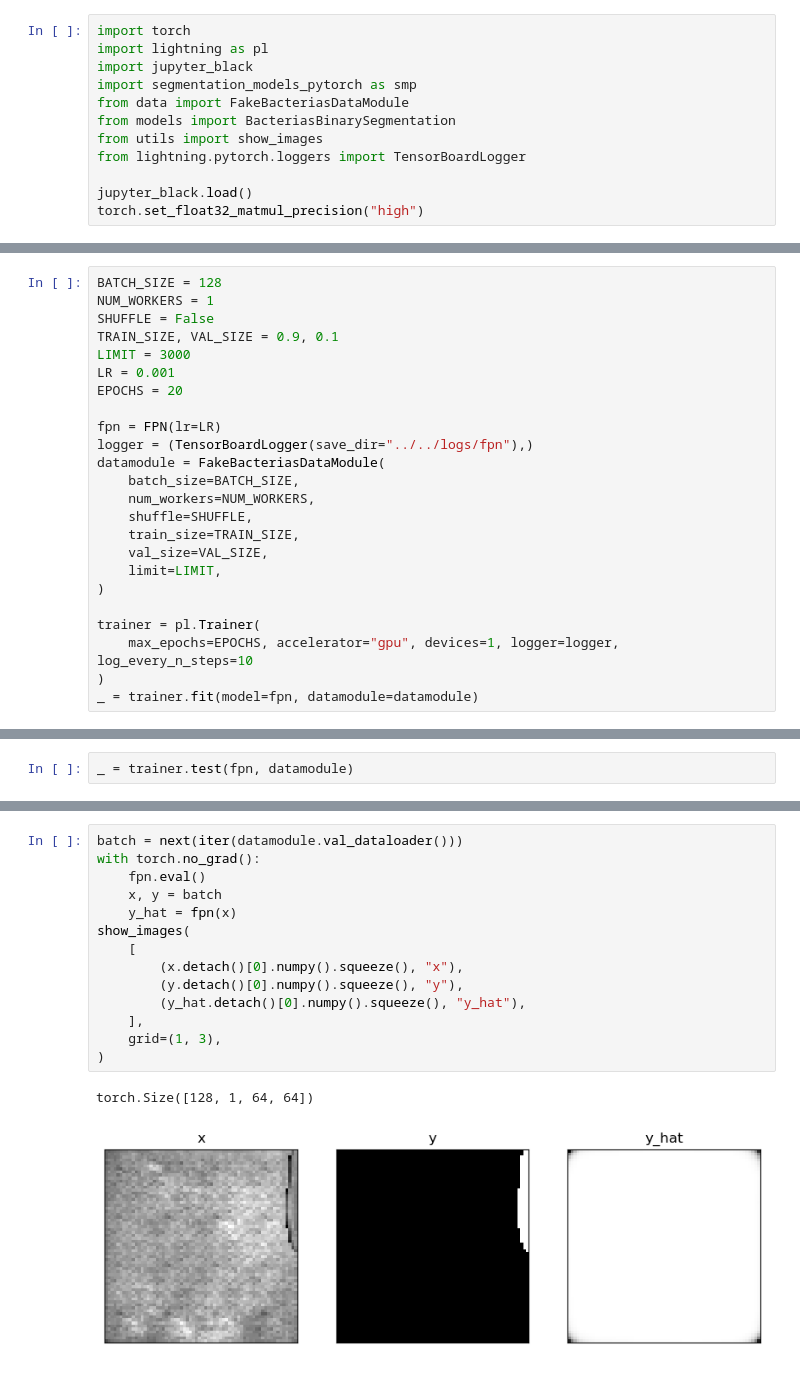
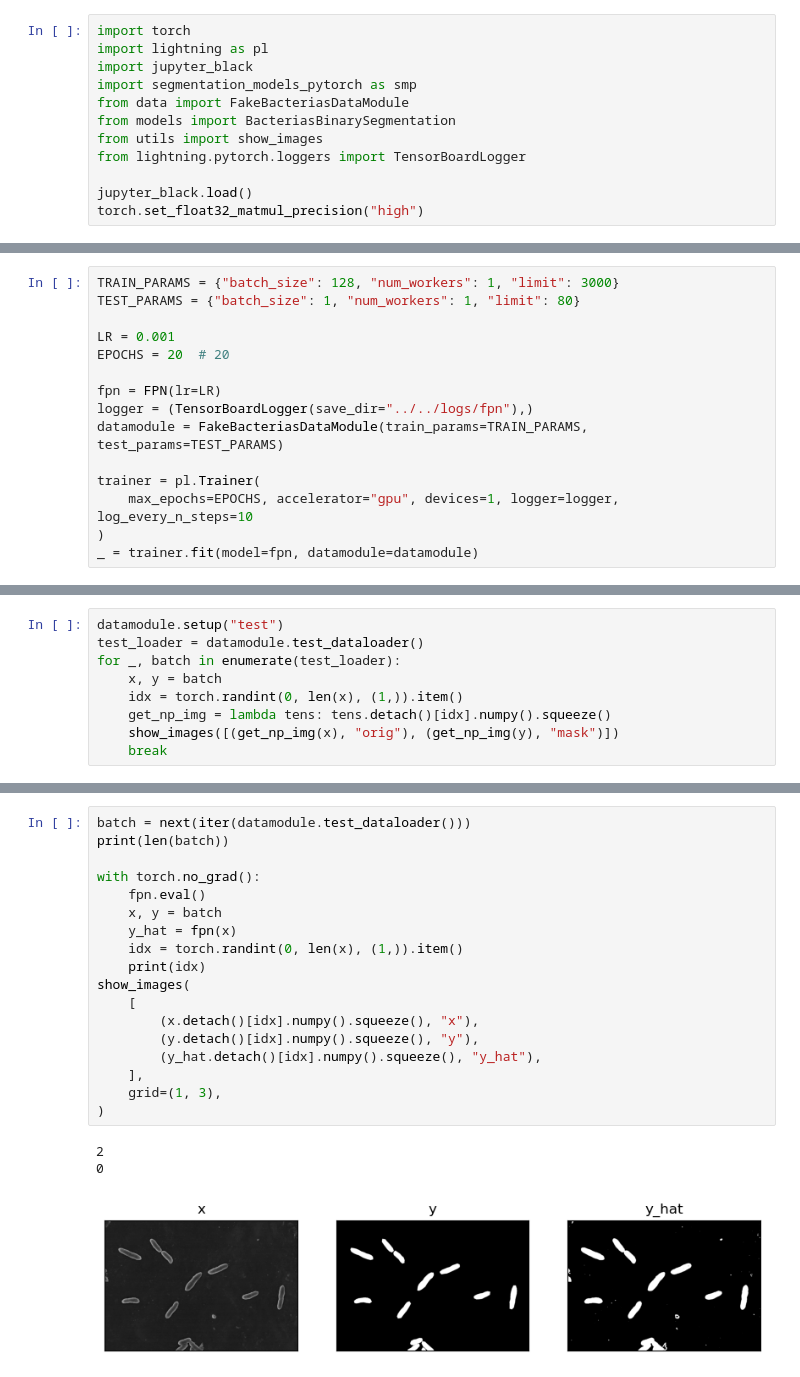
Before and after one commit to tcaty/bacteria-detection, a Jupyter notebook: src/notebooks/FPN.ipynb, the cells around one changed output, grey strips where cells are left out. Saved outputs shown, nothing was run; the diff lists cells and outputs as text.

```diff
--- a/src/notebooks/FPN.ipynb
+++ b/src/notebooks/FPN.ipynb
@@ -113,22 +56,13 @@ class FPN(pl.LightningModule):
 # %%
-BATCH_SIZE = 128
-NUM_WORKERS = 1
-SHUFFLE = False
-TRAIN_SIZE, VAL_SIZE = 0.9, 0.1
-LIMIT = 3000
+TRAIN_PARAMS = {"batch_size": 128, "num_workers": 1, "limit": 3000}
+TEST_PARAMS = {"batch_size": 1, "num_workers": 1, "limit": 80}
+
 LR = 0.001
-EPOCHS = 20
+EPOCHS = 20  # 20
 
 fpn = FPN(lr=LR)
 logger = (TensorBoardLogger(save_dir="../../logs/fpn"),)
-datamodule = FakeBacteriasDataModule(
-    batch_size=BATCH_SIZE,
-    num_workers=NUM_WORKERS,
-    shuffle=SHUFFLE,
-    train_size=TRAIN_SIZE,
-    val_size=VAL_SIZE,
-    limit=LIMIT,
-)
+datamodule = FakeBacteriasDataModule(train_params=TRAIN_PARAMS, test_params=TEST_PARAMS)
 
 trainer = pl.Trainer(
     max_epochs=EPOCHS, accelerator="gpu", devices=1, logger=logger, log_every_n_steps=10
@@ -137,2 +86,0 @@ _ = trainer.fit(model=fpn, datamodule=datamodule)
-# %%
-_ = trainer.test(fpn, datamodule)
@@ -145,0 +87,9 @@ LOCAL_RANK: 0 - CUDA_VISIBLE_DEVICES: [0]
+# %%
+datamodule.setup("test")
+test_loader = datamodule.test_dataloader()
+for _, batch in enumerate(test_loader):
+    x, y = batch
+    idx = torch.randint(0, len(x), (1,)).item()
+    get_np_img = lambda tens: tens.detach()[idx].numpy().squeeze()
+    show_images([(get_np_img(x), "orig"), (get_np_img(y), "mask")])
+    break
@@ -146,17 +99,22 @@ LOCAL_RANK: 0 - CUDA_VISIBLE_DEVICES: [0]
 # %%
-batch = next(iter(datamodule.val_dataloader()))
+batch = next(iter(datamodule.test_dataloader()))
+print(len(batch))
+
 with torch.no_grad():
     fpn.eval()
     x, y = batch
     y_hat = fpn(x)
+    idx = torch.randint(0, len(x), (1,)).item()
+    print(idx)
 show_images(
     [
-        (x.detach()[0].numpy().squeeze(), "x"),
-        (y.detach()[0].numpy().squeeze(), "y"),
-        (y_hat.detach()[0].numpy().squeeze(), "y_hat"),
+        (x.detach()[idx].numpy().squeeze(), "x"),
+        (y.detach()[idx].numpy().squeeze(), "y"),
+        (y_hat.detach()[idx].numpy().squeeze(), "y_hat"),
     ],
     grid=(1, 3),
 )
 # %% [output]
-torch.Size([128, 1, 64, 64])
+2
+0
-[figure, old version]
+[figure, new version]
```
Also changed, not shown: parts of 6 cells of this notebook.
